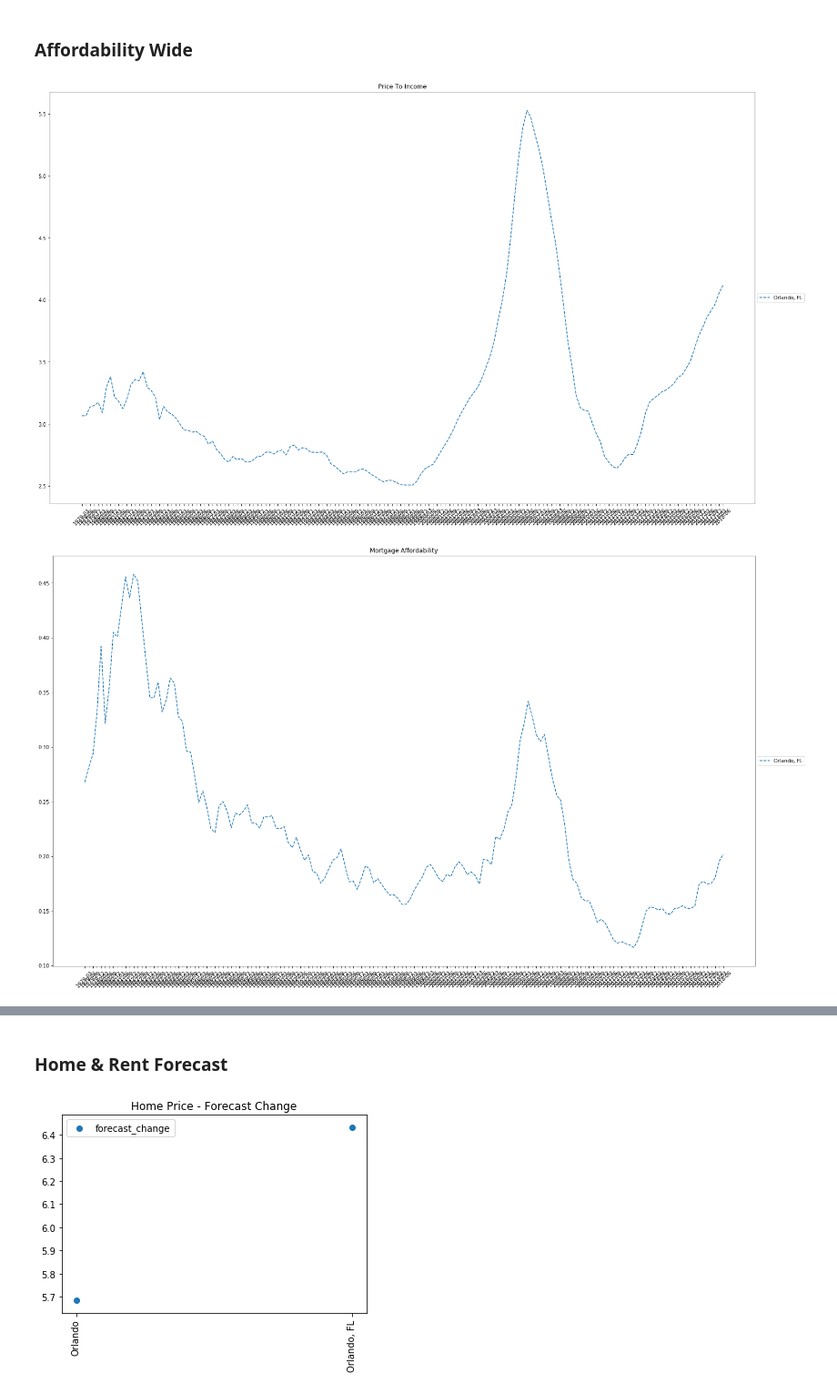
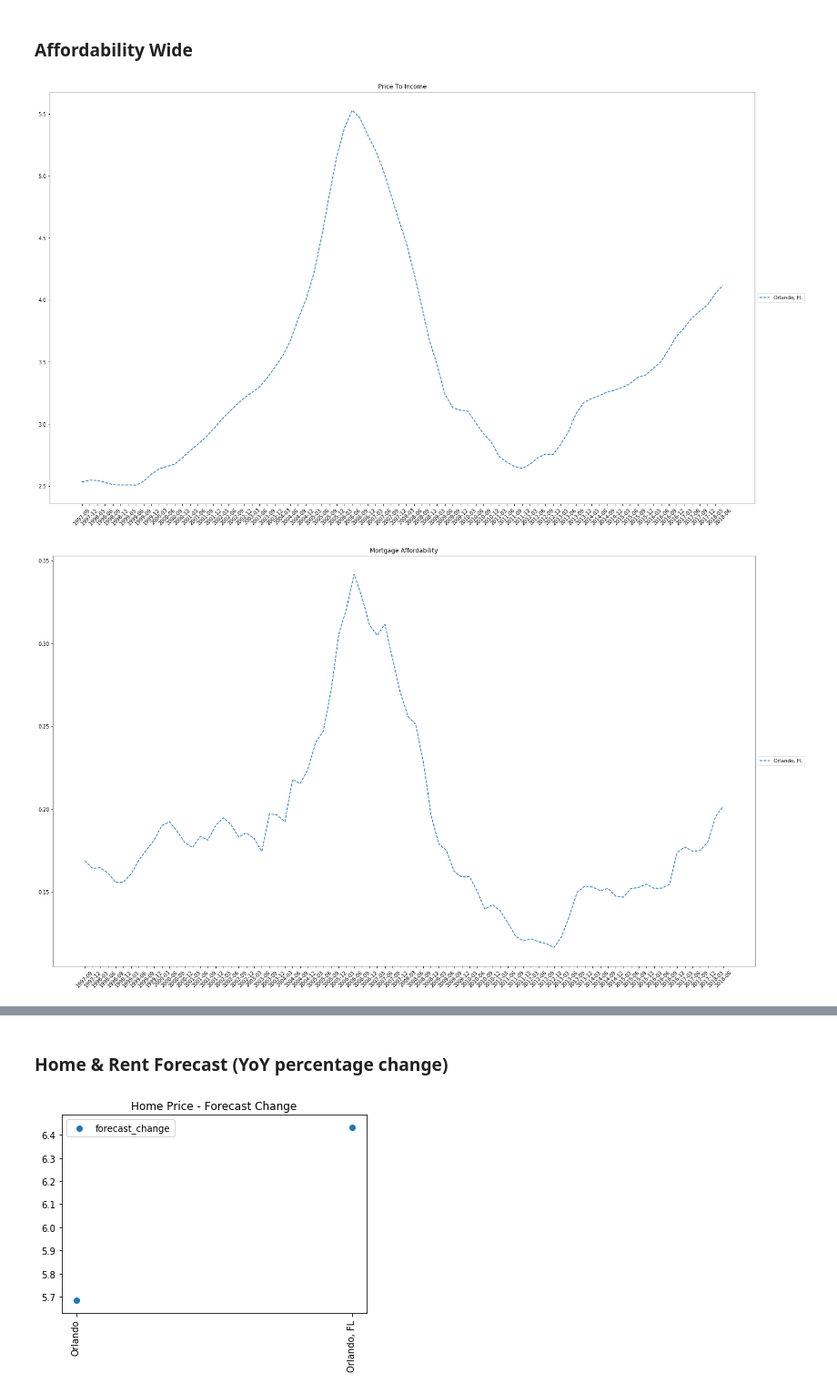
Before and after one commit to ricardo-hdz/flamingo_project, a Jupyter notebook: flamingo_project.ipynb, the cells around one changed output, grey strips where cells are left out. Shown at 91% size. Cells and saved outputs as stored; diff of their text form; code cells hidden in the pictures.

```diff
--- a/flamingo_project.ipynb
+++ b/flamingo_project.ipynb
@@ -344,10 +536,11 @@ def plot_affordability(df, indicators, column_start, nIndicators, cities):
 # %%
 affordability_indicators = [
     'Price To Income',
     'Mortgage Affordability',
     'Rent Affordability'
 ]
-plot_affordability(df, affordability_indicators, 6, 2, ccities)
+# time series for affordability_wide starts at 6
+plot_affordability(df, affordability_indicators, -84, 2, ccities)
 # %% [output]
-[figure, old version]
+[figure, new version]
-[figure, old version]
+[figure, new version]
@@ -355,5 +548,5 @@ plot_affordability(df, affordability_indicators, 6, 2, ccities)
 # %% [markdown]
-### Home & Rent Forecast
+### Home & Rent Forecast (YoY percentage change)
 # %%
 df = pd.read_csv('indicators/home_forecast.csv')
 df = df[df.StateName.str.contains('|'.join(cstates), case=False, na=False)]
```
Also changed, not shown: parts of 16 cells of this notebook, 24 other files.
